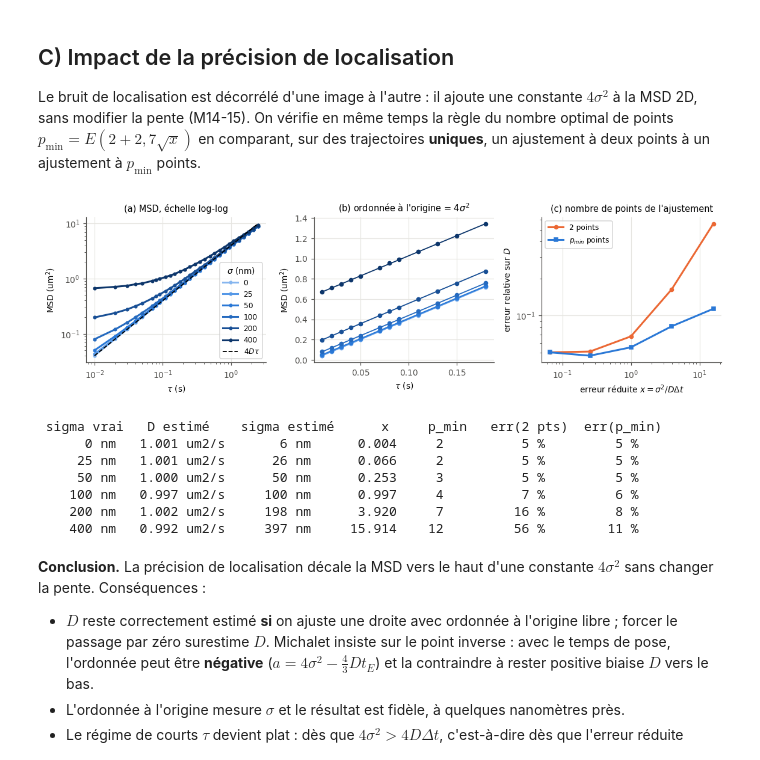
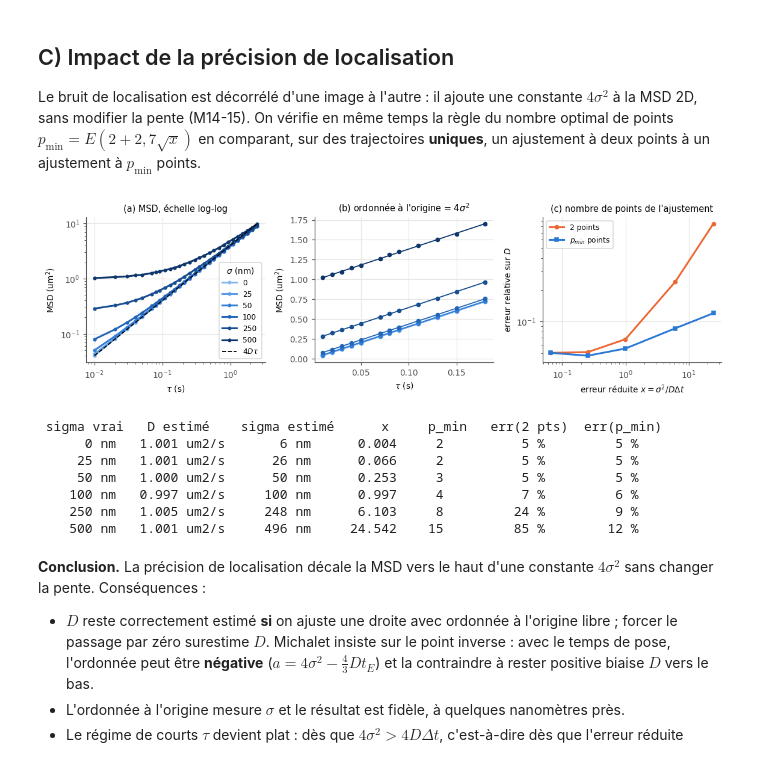
Before and after one commit to EliasOuelletOviedo/Analyse-des-signaux, a Jupyter notebook: Devoir 2/Devoir 2.ipynb, the cells around one changed output. Saved outputs shown, nothing was run; the diff lists cells and outputs as text; code cells hidden in the pictures.

```diff
--- a/Devoir 2/Devoir 2.ipynb
+++ b/Devoir 2/Devoir 2.ipynb
@@ -786,8 +786,8 @@ def D_par_trajectoire(R, dt, nlag=10):
 
     return np.polyfit(lags*dt, m, 1)[0]/4
 
-t, R = simuler(Plan(2.), D1, 200., DT1, n=200, seed=12)   # 200 trajectoires de 200 s
-durees = np.array([0.5, 1, 2, 5, 20, 50, 200])
+t, R = simuler(Plan(2.), D1, 1000., DT1, n=1000, seed=12)
+durees = np.array([1, 3, 10, 30, 100, 300, 1000])
 est = [D_par_trajectoire(R[:int(T/DT1) + 1], DT1) for T in durees]
 med = np.array([np.median(e) for e in est])
 p10 = np.array([np.percentile(e, 10) for e in est])
@@ -814,7 +814,7 @@ ax[1].set_ylabel("écart-type relatif de $D$")
 ax[1].legend()
 ax[1].set_title("(b) précision en fonction de T")
 
-for c, T in zip(seq(3), [1, 20, 200]):
+for c, T in zip(seq(4), [1, 10, 100, 1000]):
     ax[2].hist(est[list(durees).index(T)], bins=np.linspace(0.5, 1.5, 40), histtype="step", color=c, lw=1.8, label="T = %g s" % T, density=True)
 
 ax[2].axvline(D1, ls="--", color="k", lw=1.2)
@@ -849,7 +849,7 @@ Le bruit de localisation est décorrélé d'une image à l'autre : il ajoute une
 optimal de points $p_{\min} = E(2 + 2{,}7\sqrt{x})$ en comparant, sur des trajectoires **uniques**,
 un ajustement à deux points à un ajustement à $p_{\min}$ points.
 # %%
-sigmas = [0., 0.025, 0.05, 0.1, 0.2, 0.4]
+sigmas = [0., 0.025, 0.05, 0.1, 0.25, 0.5]
 t, R = simuler(Plan(2.), D1, 10.0, DT1, n=20, seed=13)
 
 fig, ax = plt.subplots(1, 3, figsize=(10.5, 3.2))
@@ -863,10 +863,9 @@ for c, s in zip(seq(len(sigmas)), sigmas):
 
     tau, m = msd(Rb_, DT1)
     Df, sf = ajuste_msd(tau, m)
-    x = sf**2/(Df*DT1)                                   # erreur de localisation réduite
-    p = min(int(2 + 2.7*np.sqrt(x)), len(tau))           # Michalet eq. 30
+    x = sf**2/(Df*DT1)
+    p = min(int(2 + 2.7*np.sqrt(x)), len(tau))
 
-    # dispersion des estimations sur des trajectoires uniques : 2 points contre p_min
     tau_p, mp = msd(Rb_, DT1, par_particule=True)
     D2 = np.array([ajuste_msd(tau_p, mp[:, k], npts=2)[0] for k in range(R.shape[1])])
     Dp = np.array([ajuste_msd(tau_p, mp[:, k], npts=p)[0] for k in range(R.shape[1])])
@@ -878,41 +877,41 @@ for c, s in zip(seq(len(sigmas)), sigmas):
 
 ax[0].plot(tau, 4*D1*tau, "--", color="k", lw=1.2, label="$4D\\tau$")
 ax[0].set_xscale("log")
 ax[0].set_yscale("log")
 ax[0].set_xlabel("$\\tau$ (s)")
 ax[0].set_ylabel("MSD (um$^2$)")
 ax[0].legend(title="$\\sigma$ (nm)")
 ax[0].set_title("(a) MSD, échelle log-log")
 ax[1].set_xlabel("$\\tau$ (s)")
 ax[1].set_ylabel("MSD (um$^2$)")
 ax[1].set_title("(b) ordonnée à l'origine = $4\\sigma^2$")
 
 xs = [r[3] for r in res[1:]]
 
 ax[2].plot(xs, [r[5] for r in res[1:]], "o-", color=CAT[1], label="2 points")
 ax[2].plot(xs, [r[6] for r in res[1:]], "s-", color=CAT[0], label="$p_{min}$ points")
 ax[2].set_xscale("log")
 ax[2].set_yscale("log")
 ax[2].set_xlabel("erreur réduite $x = \\sigma^2/D\\Delta t$")
 ax[2].set_ylabel("erreur relative sur $D$")
 ax[2].legend()
 ax[2].set_title("(c) nombre de points de l'ajustement")
 
 plt.show()
 
 print(" sigma vrai   D estimé    sigma estimé      x     p_min   err(2 pts)  err(p_min)")
 
 for s, Df, sf, x, p, e2, ep in res:
     print("  %5.0f nm   %.3f um2/s   %5.0f nm   %8.3f   %3d    %7.0f %%   %7.0f %%" % (1000*s, Df, 1000*sf, x, p, 100*e2, 100*ep))
 # %% [output]
-[figure, old version]
+[figure, new version]
  sigma vrai   D estimé    sigma estimé      x     p_min   err(2 pts)  err(p_min)
       0 nm   1.001 um2/s       6 nm      0.004     2          5 %         5 %
      25 nm   1.001 um2/s      26 nm      0.066     2          5 %         5 %
      50 nm   1.000 um2/s      50 nm      0.253     3          5 %         5 %
     100 nm   0.997 um2/s     100 nm      0.997     4          7 %         6 %
-    200 nm   1.002 um2/s     198 nm      3.920     7         16 %         8 %
-    400 nm   0.992 um2/s     397 nm     15.914    12         56 %        11 %
+    250 nm   1.005 um2/s     248 nm      6.103     8         24 %         9 %
+    500 nm   1.001 um2/s     496 nm     24.542    15         85 %        12 %
 # %% [markdown]
 **Conclusion.** La précision de localisation décale la MSD vers le haut d'une constante $4\sigma^2$
 sans changer la pente. Conséquences :
```
Also changed, not shown: parts of 9 cells of this notebook.
